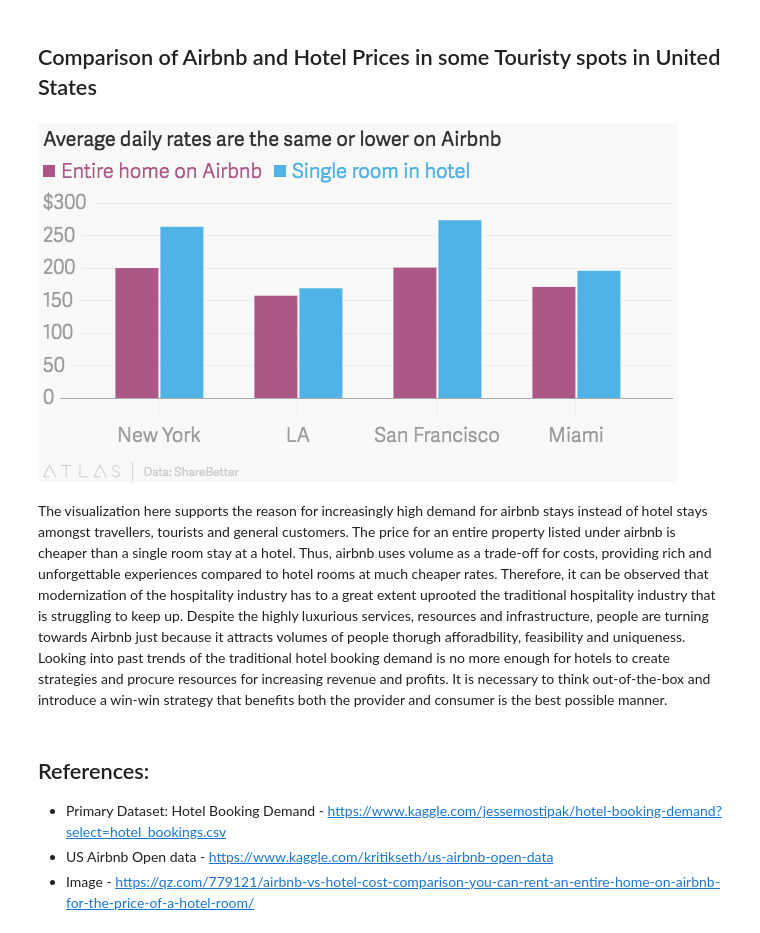
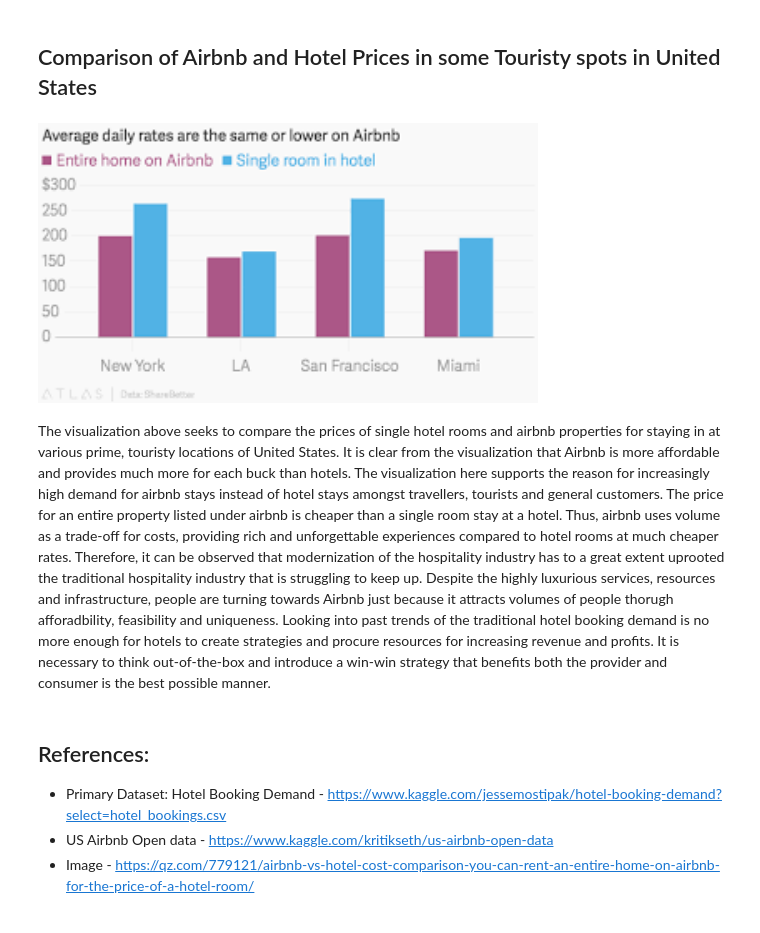
Before and after one commit to tanyagupta55/tanyagupta55.github.io, a Jupyter notebook: gupta-tanya-project3.ipynb, the cells around one changed output. Cells and saved outputs as stored; diff of their text form; code cells hidden in the pictures.

```diff
--- a/gupta-tanya-project3.ipynb
+++ b/gupta-tanya-project3.ipynb
@@ -367,11 +209,11 @@ After understanding in-depth about the various ways to evaluate hotel booking de
 ## Comparison of Airbnb and Hotel Prices in some Touristy spots in United States
 # %%
 from IPython.display import Image
-Image("airbnb_hotel_prices_US.png")
+Image("airbnb_hotel_prices_US.png", width = 500, height =300)
 # %% [output]
-[figure, old version]
+[figure, new version]
 # %% [markdown]
-The visualization here supports the reason for increasingly high demand for airbnb stays instead of hotel stays amongst travellers, tourists and general customers. The price for an entire property listed under airbnb is cheaper than a single room stay at a hotel. Thus, airbnb uses volume as a trade-off for costs, providing rich and unforgettable experiences compared to hotel rooms at much cheaper rates. Therefore, it can be observed that modernization of the hospitality industry has to a great extent uprooted the traditional hospitality industry that is struggling to keep up. Despite the highly luxurious services, resources and infrastructure, people are turning towards Airbnb just because it attracts volumes of people thorugh afforadbility, feasibility and uniqueness. Looking into past trends of the traditional hotel booking demand is no more enough for hotels to create strategies and procure resources for increasing revenue and profits. It is necessary to think out-of-the-box and introduce a win-win strategy that benefits both the provider and consumer is the best possible manner.
+The visualization above seeks to compare the prices of single hotel rooms and airbnb properties for staying in at various prime, touristy locations of United States. It is clear from the visualization that Airbnb is more affordable and provides much more for each buck than hotels. The visualization here supports the reason for increasingly high demand for airbnb stays instead of hotel stays amongst travellers, tourists and general customers. The price for an entire property listed under airbnb is cheaper than a single room stay at a hotel. Thus, airbnb uses volume as a trade-off for costs, providing rich and unforgettable experiences compared to hotel rooms at much cheaper rates. Therefore, it can be observed that modernization of the hospitality industry has to a great extent uprooted the traditional hospitality industry that is struggling to keep up. Despite the highly luxurious services, resources and infrastructure, people are turning towards Airbnb just because it attracts volumes of people thorugh afforadbility, feasibility and uniqueness. Looking into past trends of the traditional hotel booking demand is no more enough for hotels to create strategies and procure resources for increasing revenue and profits. It is necessary to think out-of-the-box and introduce a win-win strategy that benefits both the provider and consumer is the best possible manner.
 # %% [markdown]
 ## References:
 * Primary Dataset: Hotel Booking Demand - https://www.kaggle.com/jessemostipak/hotel-booking-demand?select=hotel_bookings.csv
```
Also changed, not shown: parts of 25 cells of this notebook.
